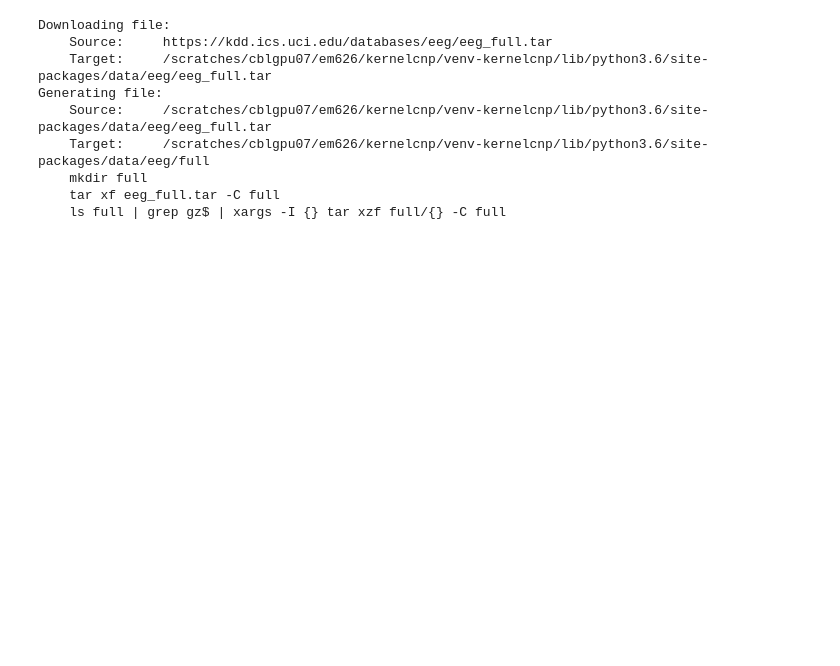
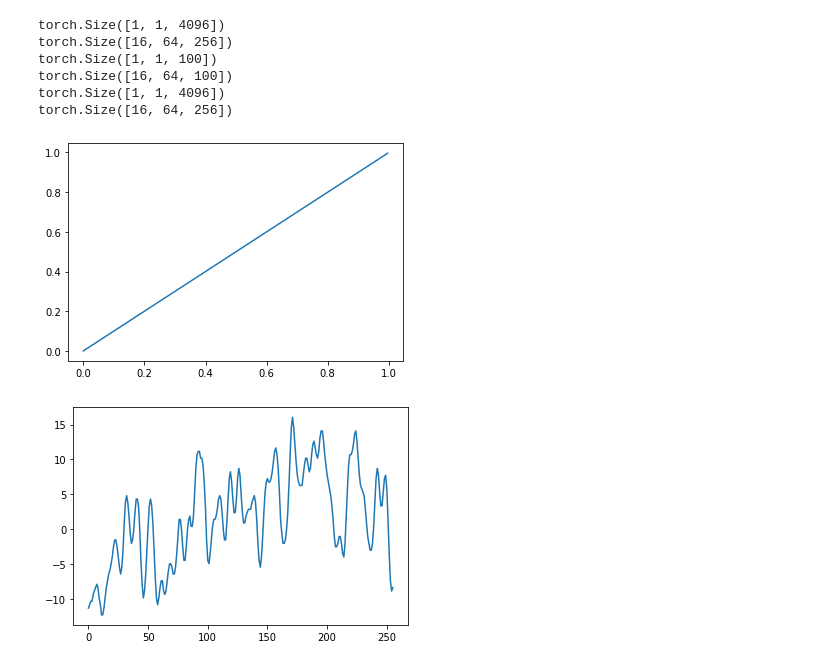
Before and after one commit to requeima/kernelcnp, a Jupyter notebook: notebooks/scratch-eeg.ipynb, the cells around one changed output. Saved outputs shown, nothing was run; the diff lists cells and outputs as text; code cells hidden in the pictures; blank space fills up the shorter version.

```diff
--- a/notebooks/scratch-eeg.ipynb
+++ b/notebooks/scratch-eeg.ipynb
@@ -3,13 +5,3 @@ from cnp.data import EEGGenerator
 # %%
-EEGGenerator(split='train')
+train = EEGGenerator(split='train')
-# %% [output]
-Downloading file:
-    Source:     https://kdd.ics.uci.edu/databases/eeg/eeg_full.tar
-    Target:     /scratches/cblgpu07/em626/kernelcnp/venv-kernelcnp/lib/python3.6/site-packages/data/eeg/eeg_full.tar
-Generating file:
-    Source:     /scratches/cblgpu07/em626/kernelcnp/venv-kernelcnp/lib/python3.6/site-packages/data/eeg/eeg_full.tar
-    Target:     /scratches/cblgpu07/em626/kernelcnp/venv-kernelcnp/lib/python3.6/site-packages/data/eeg/full
-    mkdir full
-    tar xf eeg_full.tar -C full
-    ls full | grep gz$ | xargs -I {} tar xzf full/{} -C full
 # %%
@@ -18,0 +11,27 @@ EEGGenerator(split='test')
+# %%
+for i, batch in enumerate(train):
+
+    print(batch['x_context'].shape)
+    print(batch['y_context'].shape)
+    print(batch['x_target'].shape)
+    print(batch['y_target'].shape)
+
+    print(batch['x'].shape)
+    print(batch['y'].shape)
+
+    plt.plot(batch['x_context'][0, 0, :], batch['x_context'][0, 0, :])
+    plt.show()
+
+    plt.plot(batch['y_context'][0, 0, :])
+    plt.show()
+
+    break
+# %% [output]
+torch.Size([1, 1, 4096])
+torch.Size([16, 64, 256])
+torch.Size([1, 1, 100])
+torch.Size([16, 64, 100])
+torch.Size([1, 1, 4096])
+torch.Size([16, 64, 256])
+[figure, added]
+[figure, added]
```
Also changed, not shown: parts of 3 cells of this notebook, 7 other files.
